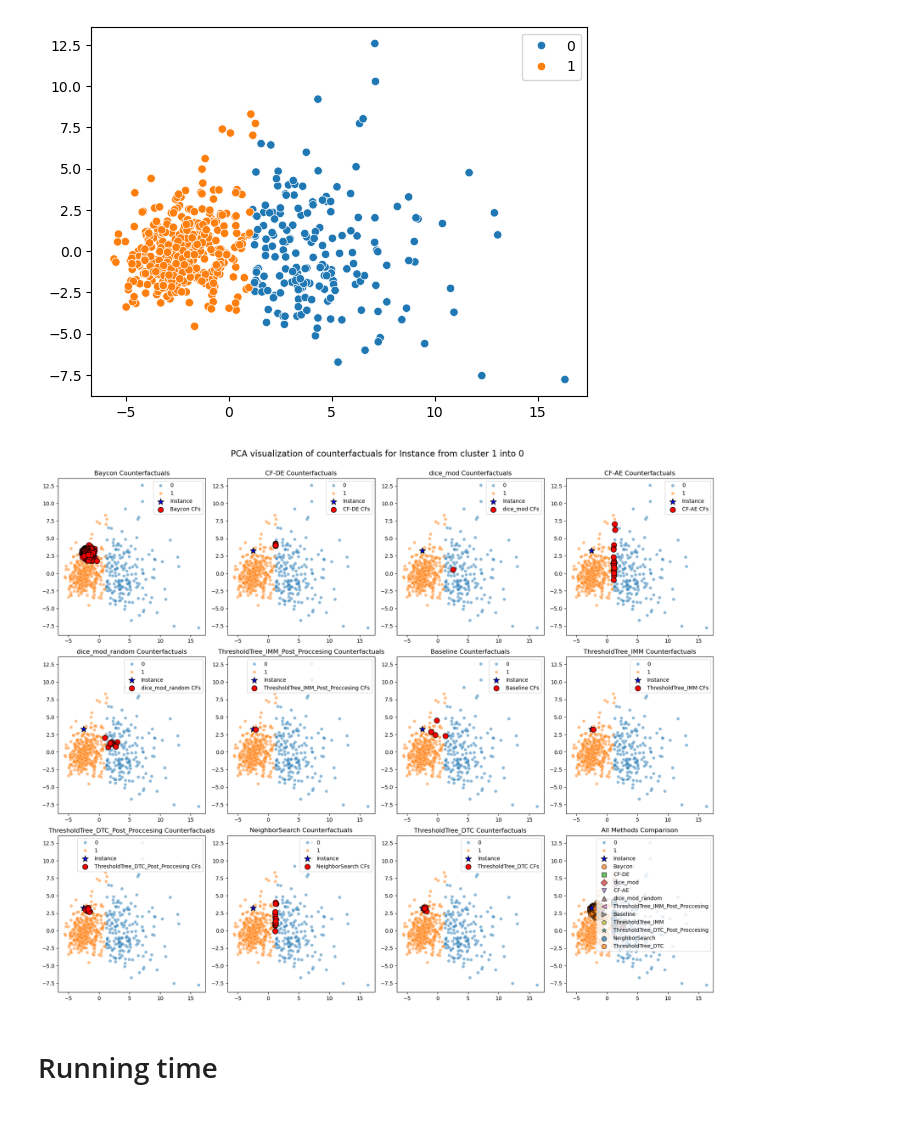
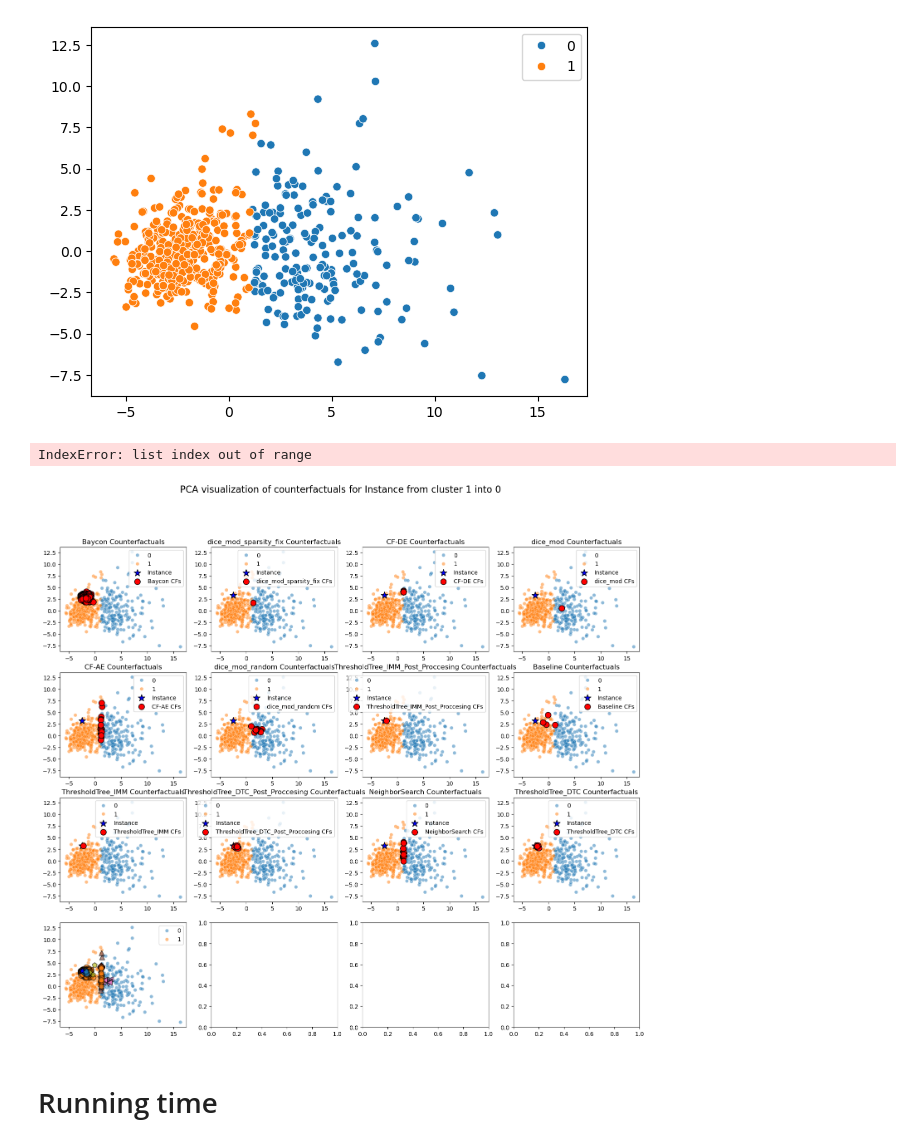
Before and after one commit to jepp3183/Thesis2025, a Jupyter notebook: code/Cross Evaluation.ipynb, the cells around one changed output. Cells and saved outputs as stored; diff of their text form; code cells hidden in the pictures.

Commit message:
Add dice mod sparsity fix

```diff
--- a/code/Cross Evaluation.ipynb
+++ b/code/Cross Evaluation.ipynb
@@ -270,6 +270,7 @@ Removing invalid counterfactuals!!!
 # %%
 from lib.dice_mod import Gainer, gradient_ascent, adam_opt, random_opt
 from scipy.spatial.distance import pdist
+from lib.util import sparsity_fix
 
 
 dice_cfs = []
@@ -294,6 +295,28 @@ pickle_cfs(dice_mod)
 
 res, _ = run(dice_mod, centers, X, y)
 pickle_res(res, dice_mod['name'])
+
+
+dice_cfs_fixed =  []
+for cf in dice_cfs:
+    fixed = sparsity_fix(cf.cf, X[cf.instance, :].reshape(1, -1), km)
+    new_cf = CounterfactualData(
+        fixed,
+        cf.instance, cf.target, cf.instance_label
+    )
+    dice_cfs_fixed.append(new_cf)
+
+
+
+dice_mod_sparsity_fix = {
+    "name": "dice_mod_sparsity_fix",
+    "counterfactuals": dice_cfs_fixed
+}
+
+pickle_cfs(dice_mod_sparsity_fix)
+
+res, _ = run(dice_mod_sparsity_fix, centers, X, y)
+pickle_res(res, dice_mod_sparsity_fix['name'])
 # %% [output]
 X: (569, 30)
 C: (2, 30)
@@ -549,7 +589,7 @@ plt.show()
 # %%
 cf_n = 0
 
-fig, axs = plt.subplots(3, 4, figsize=(18, 15))
+fig, axs = plt.subplots(4, 4, figsize=(18, 15))
 axs = axs.flatten()
 
 cffDict = methods
@@ -576,34 +616,35 @@ for i in range(len(methods_embedded)):
     axs[i].scatter(instance_embedded[:, 0], instance_embedded[:, 1], color='blue', s=150,
                   marker='*', label='Instance', zorder=5, edgecolor='black')
 
 for i, (name, embed) in enumerate(methods_embedded):
     axs[i].scatter(embed[:, 0], embed[:, 1], color='red', s=100,
                  marker='o', label=f'{name} CFs', zorder=5, edgecolor='black')
     axs[i].set_title(f"{name} Counterfactuals")
     axs[i].legend(loc='upper right')
 
 # Add a global title
 fig.suptitle(f"PCA visualization of counterfactuals for Instance from cluster {ins_c} into {int(target_c)}",
             fontsize=16, y=0.98)
 
 # Final subplot for combined view
 sns.scatterplot(x=embed_X[:, 0], y=embed_X[:, 1], hue=y, alpha=0.5, ax=axs[len(methods_embedded)])
 axs[len(methods_embedded)].scatter(instance_embedded[:, 0], instance_embedded[:, 1], color='blue', s=150,
               marker='*', label='Instance', zorder=5, edgecolor='black')
 
 # Add all counterfactuals with different markers
 markers = ['o', 's', 'D', 'v', '^', '<', '>', 'p', '*', 'o', 'o']
 for i, (name, embed) in enumerate(methods_embedded):
     axs[len(methods_embedded)].scatter(embed[:, 0], embed[:, 1], marker=markers[i], label=name, s=80,
                  alpha=0.7, edgecolor='black')
 axs[len(methods_embedded)].set_title("All Methods Comparison")
 axs[len(methods_embedded)].legend(loc='upper right')
 
 plt.tight_layout()
 plt.subplots_adjust(top=0.93)
 plt.show()
 # %% [output]
+IndexError: list index out of range
-[figure, old version]
+[figure, new version]
 # %% [markdown]
 # Running time
 # %%
```
Also changed, not shown: parts of 4 cells of this notebook, 5 other files.
